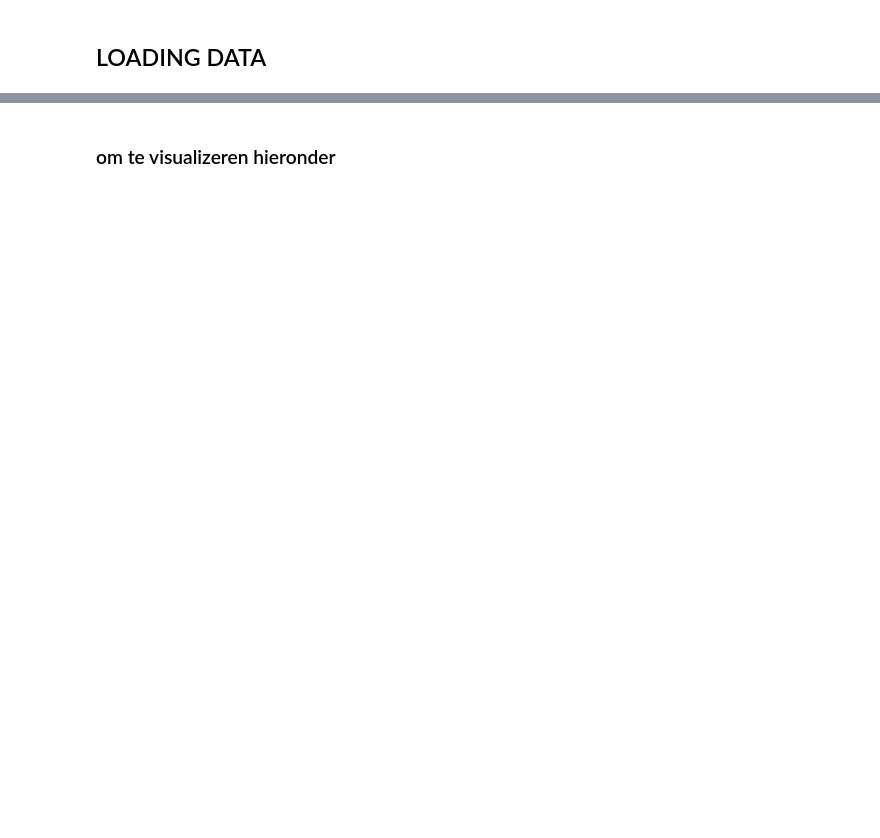
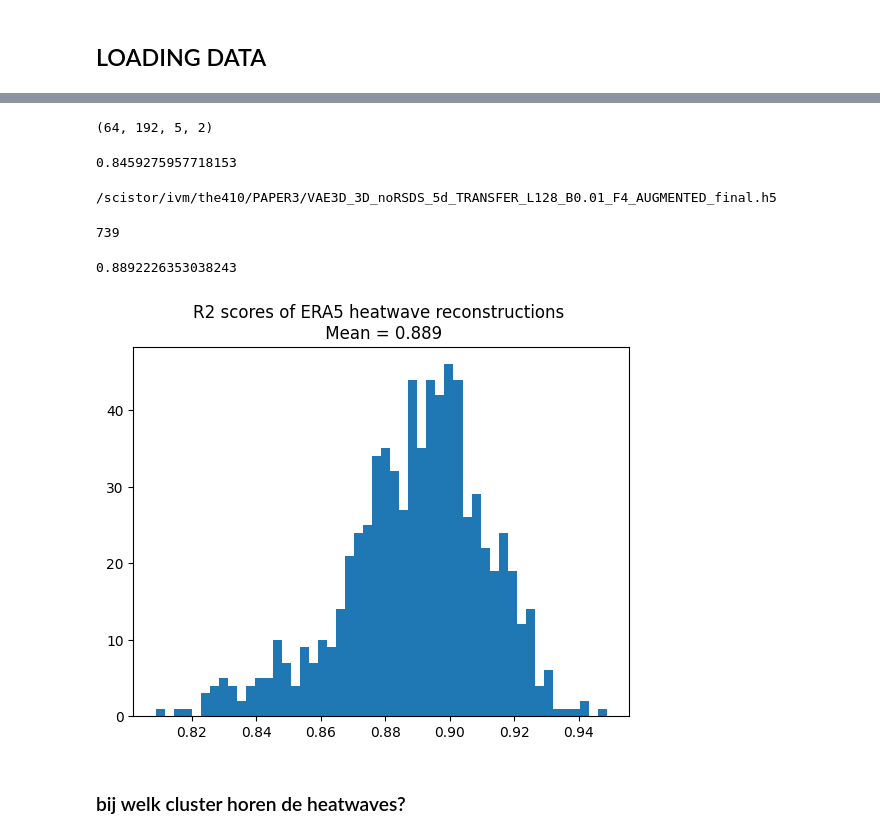
Before and after one commit to tamarahappe/HeaT, a Jupyter notebook: Notebooks/VAE_heatwave_reconstruction_ERA5.ipynb, the cells around one changed output, grey strips where cells are left out. Cells and saved outputs as stored; diff of their text form; code cells hidden in the pictures; blank space fills up the shorter version.

```diff
--- a/Notebooks/VAE_heatwave_reconstruction_ERA5.ipynb
+++ b/Notebooks/VAE_heatwave_reconstruction_ERA5.ipynb
@@ -304,2 +286,32 @@ Note: you may need to restart the kernel to use updated packages.
+# %%
+pred.shape
+# %% [output]
+(64, 192, 5, 2)
+# %%
+r2 = r2_score(true.flatten(), pred.flatten())
+print(r2)
+# %% [output]
+0.8459275957718153
+# %%
+print(VAE_model[1])
+
+r2_era5 = get_r2_reconstructed_ERA5(VAE_model[1], VAE_model[0], data_parsed)
+# %% [output]
+/scistor/ivm/the410/PAPER3/VAE3D_3D_noRSDS_5d_TRANSFER_L128_B0.01_F4_AUGMENTED_final.h5
+# %%
+len(r2_era5)
+# %% [output]
+739
+# %%
+np.mean(r2_era5)
+# %% [output]
+0.8892226353038243
+# %%
+
+plt.hist(r2_era5, bins=50)
+plt.title(f"R2 scores of ERA5 heatwave reconstructions \n Mean = {round(np.mean(r2_era5), 3)}")
+plt.show()
+# %% [output]
+[figure, added]
 # %% [markdown]
-### om te visualizeren hieronder
+### bij welk cluster horen de heatwaves?
```
Also changed, not shown: parts of 40 cells of this notebook.
